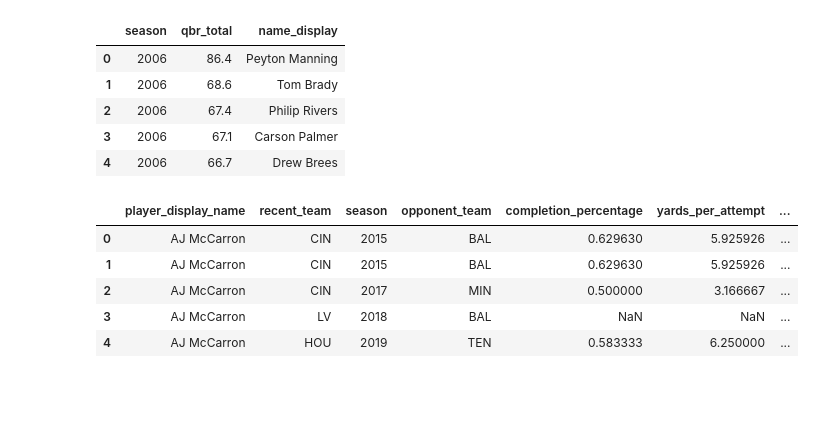
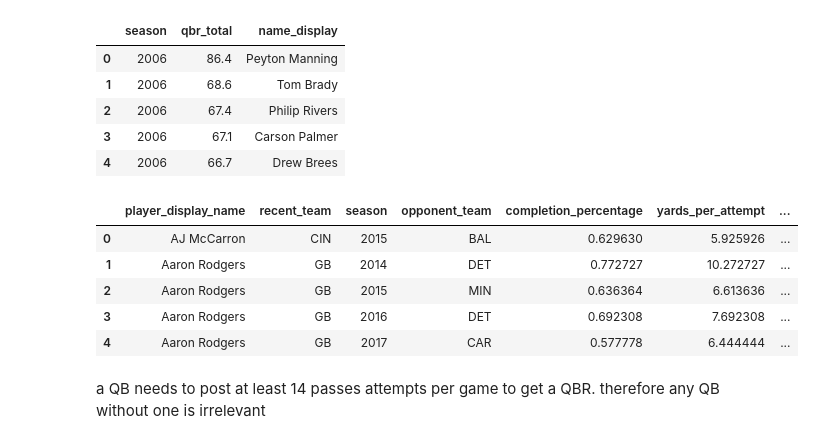
Before and after one commit to DBAfox/Team-USA-Football, a Jupyter notebook: NFL Dream Team.ipynb, the cells around one changed output. Drawn from its saved outputs; the diff is of its cells as text; code cells hidden in the pictures; blank space fills up the shorter version.

```diff
--- a/NFL Dream Team.ipynb
+++ b/NFL Dream Team.ipynb
@@ -323,9 +269,12 @@ receivers_df.loc[:, 'season_receiving_yards'] = receivers_df.groupby(['player_id
 qbs_df.loc[:, 'season_passing_tds'] = qbs_df.groupby(['player_id', 'season'])['passing_tds'].transform('sum')
 rushers_df.loc[:, 'season_rushing_tds'] = rushers_df.groupby(['player_id', 'season'])['rushing_tds'].transform('sum')
 receivers_df.loc[:, 'season_receiving_tds'] = receivers_df.groupby(['player_id', 'season'])['receiving_tds'].transform('sum')
+qbs_df.loc[:, 'season_pass_attempts'] = qbs_df.groupby(['player_id', 'season'])['attempts'].transform('sum')
 
 # Calculate season completion percentage
 qbs_df.loc[:, 'season_completion_percentage'] = qbs_df.groupby(['player_id', 'season'])['completion_percentage'].transform('mean')
+qbs_df.loc[:, 'season_yards_per_attempt'] = qbs_df.groupby(['player_id', 'season'])['yards_per_attempt'].transform('mean')
+qbs_df.loc[:, 'season_pass_tds_per_attempt'] = qbs_df.groupby(['player_id', 'season'])['pass_tds_per_attempt'].transform('mean')
 # %% [output]
 A value is trying to be set on a copy of a slice from a DataFrame.
 Try using .loc[row_indexer,col_indexer] = value instead
@@ -435,0 +410,2 @@ qbs_df.head()
+# %%
+qbs_df = qbs_df.dropna(subset=['completion_percentage'])
@@ -578,6 +619,8 @@ Data columns (total 23 columns):
  22  qualified      1363 non-null   bool
 dtypes: bool(1), float64(9), int64(4), object(9)
 memory usage: 235.7+ KB
+# %%
+qbr_df = qbr_df[qbr_df['season_type'] == 'Regular']
 # %%
 # Define the columns to keep
 columns_to_keep = ['season', 'qbr_total', 'name_display']
@@ -597,20 +640,22 @@ qbr_df.head()
 # %%
 # Define the mapping between columns in qbs_df and qbr_df
 column_mapping = {'player_display_name': 'name_display', 'season': 'season'}
 
-# Merge DataFrames using the mapped columns
+# Merge DataFrames using the mapped columns with an inner join
 qbs_df = pd.merge(qbs_df, qbr_df, left_on=['player_display_name', 'season'],
-                  right_on=['name_display', 'season'], how='left')
+                  right_on=['name_display', 'season'], how='inner')
 
 # Drop the redundant 'name_display' column
 qbs_df.drop(columns=['name_display'], inplace=True)
 
 # Display the merged DataFrame
 qbs_df.head()
 # %% [output]
 |  | player_display_name | recent_team | season | opponent_team | completion_percentage | yards_per_attempt | ... |
 | 0 | AJ McCarron | CIN | 2015 | BAL | 0.629630 | 5.925926 | ... |
-| 1 | AJ McCarron | CIN | 2015 | BAL | 0.629630 | 5.925926 | ... |
-| 2 | AJ McCarron | CIN | 2017 | MIN | 0.500000 | 3.166667 | ... |
-| 3 | AJ McCarron | LV | 2018 | BAL | NaN | NaN | ... |
-| 4 | AJ McCarron | HOU | 2019 | TEN | 0.583333 | 6.250000 | ... |
+| 1 | Aaron Rodgers | GB | 2014 | DET | 0.772727 | 10.272727 | ... |
+| 2 | Aaron Rodgers | GB | 2015 | MIN | 0.636364 | 6.613636 | ... |
+| 3 | Aaron Rodgers | GB | 2016 | DET | 0.692308 | 7.692308 | ... |
+| 4 | Aaron Rodgers | GB | 2017 | CAR | 0.577778 | 6.444444 | ... |
+# %% [markdown]
+a QB needs to post at least 14 passes attempts per game to get a QBR. therefore any QB without one is irrelevant
```
Also changed, not shown: parts of 28 cells of this notebook.
